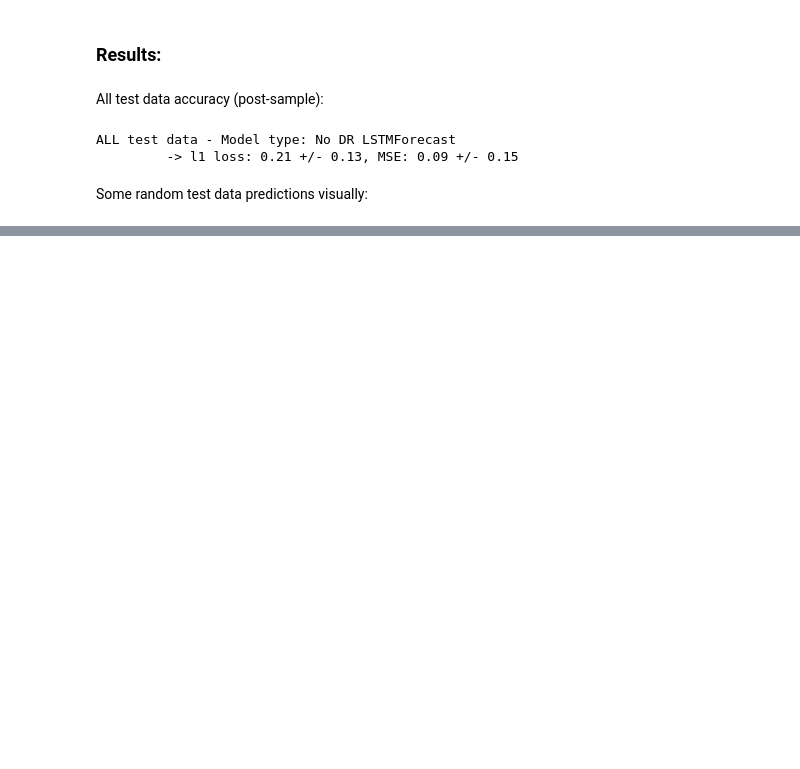
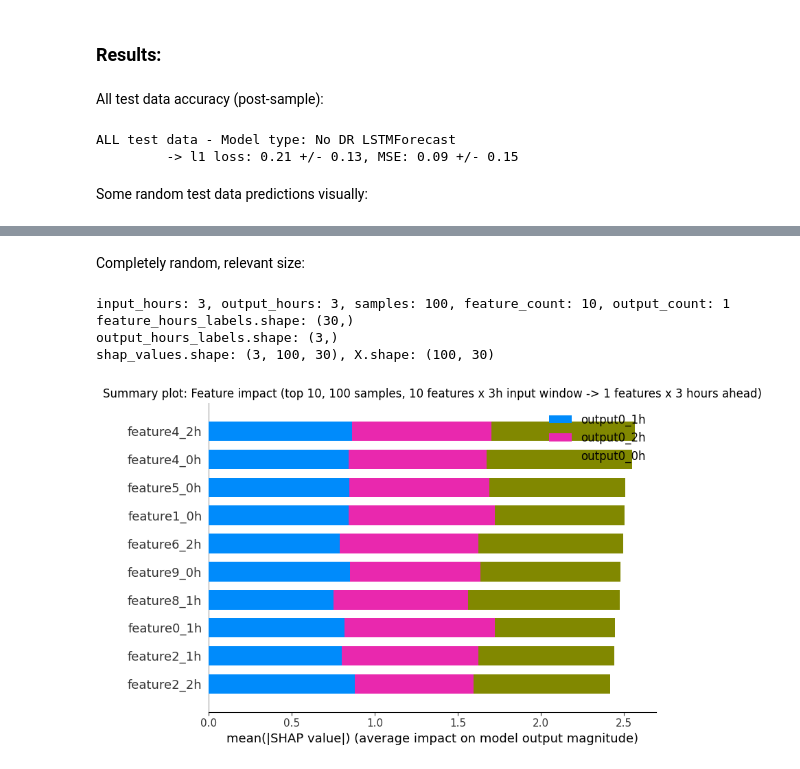
Before and after one commit to temp3rr0r/DR-DNN, a Jupyter notebook: Load_kW_NoDR.ipynb, the cells around one changed output, grey strips where cells are left out. Cells and saved outputs as stored; diff of their text form; code cells hidden in the pictures; blank space fills up the shorter version.

```diff
--- a/Load_kW_NoDR.ipynb
+++ b/Load_kW_NoDR.ipynb
@@ -602,0 +695,43 @@ plt.show()
+# %% [markdown]
+Completely random, relevant size:
+# %%
+input_hours = 3 # 3
+output_hours = 3 # 3
+samples = 100 # 100
+feature_count = 10 # 10
+output_count = 1 # 1
+
+max_top_features = 10 # feature_count * input_hours
+print(f"input_hours: {input_hours}, output_hours: {output_hours}, samples: {samples}, feature_count: {feature_count}, output_count: {output_count}")
+
+feature_hours_labels = []
+for h in range(output_hours):
+    for f in range(feature_count):
+        feature_hours_labels.append(f"feature{f}_{h}h")
+print(f"feature_hours_labels.shape: {np.array(feature_hours_labels).shape}")
+
+output_hours_labels = []
+for h in range(output_hours):
+    for o in range(output_count):
+        output_hours_labels.append(f"output{o}_{h}h")
+print(f"output_hours_labels.shape: {np.array(output_hours_labels).shape}")
+
+reshaped_shap_values = list(np.random.normal(size=(output_hours * output_count, samples, feature_count * input_hours)))
+random_features = np.random.normal(size=(samples, feature_count * input_hours))
+df_random_features = pd.DataFrame(random_features, columns=feature_hours_labels)
+print(f"shap_values.shape: {np.array(reshaped_shap_values).shape}, X.shape: {df_random_features.shape}")
+
+plt.title(f'Summary plot: Feature impact (top {max_top_features}, {samples} samples, {feature_count} features x {output_hours}h input window -> {output_count} features x {output_hours} hours ahead)')
+shap.summary_plot(shap_values=reshaped_shap_values,
+                  features=df_random_features,
+                  class_names=output_hours_labels,
+                  show=False,
+                  plot_type="bar",
+                  max_display=max_top_features,
+                   )
+# %% [output]
+input_hours: 3, output_hours: 3, samples: 100, feature_count: 10, output_count: 1
+feature_hours_labels.shape: (30,)
+output_hours_labels.shape: (3,)
+shap_values.shape: (3, 100, 30), X.shape: (100, 30)
+[figure, added]
```
Also changed, not shown: parts of 20 cells of this notebook, 5 other files.
